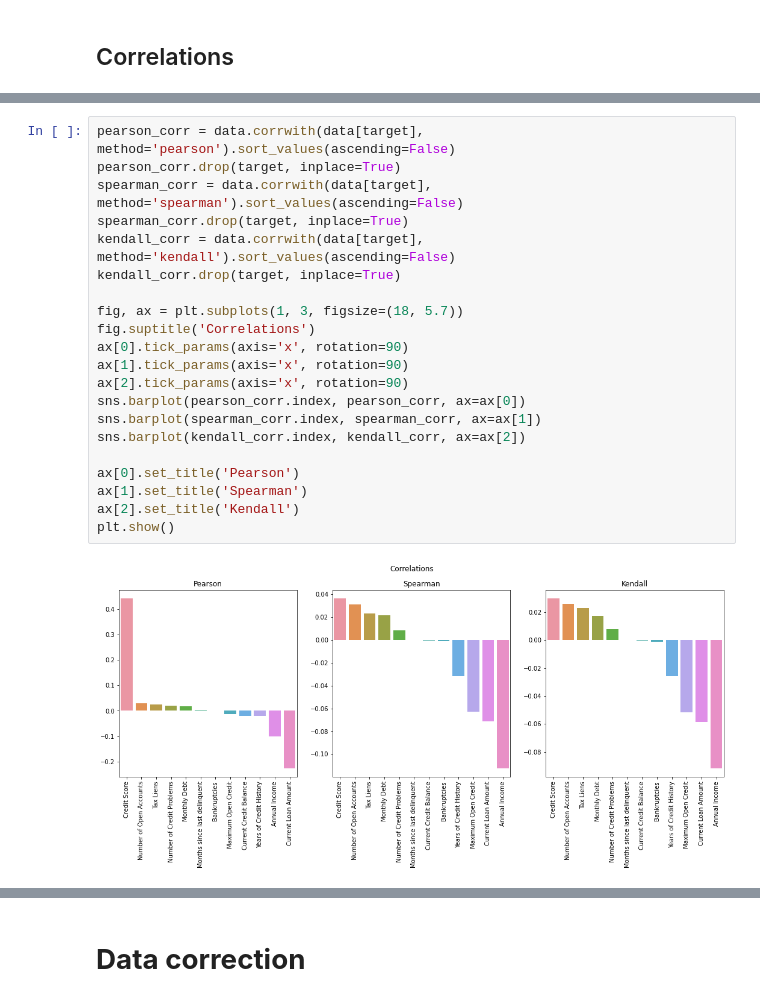
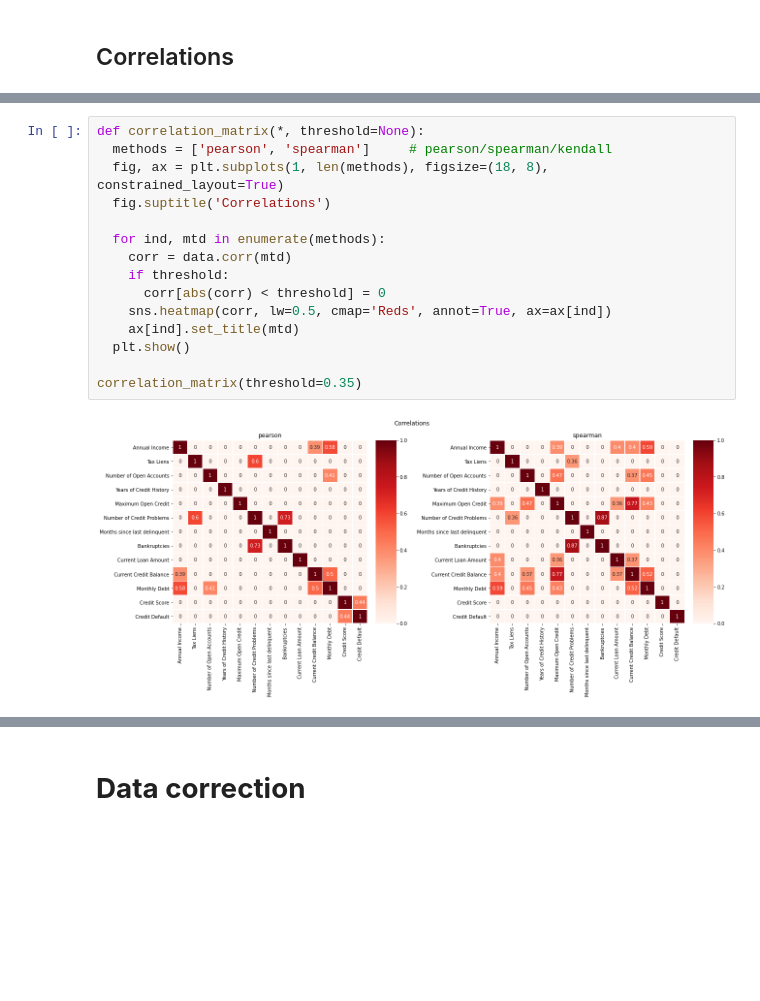
Before and after one commit to j2cry/gb_ds1_real_predict, a Jupyter notebook: MirzoianPeter_solution.ipynb, the cells around one changed output, grey strips where cells are left out. Saved outputs shown, nothing was run; the diff lists cells and outputs as text; blank space fills up the shorter version.

```diff
--- a/MirzoianPeter_solution.ipynb
+++ b/MirzoianPeter_solution.ipynb
@@ -486,23 +465,17 @@ plt.show()
-# %%
-pearson_corr = data.corrwith(data[target], method='pearson').sort_values(ascending=False)
-pearson_corr.drop(target, inplace=True)
-spearman_corr = data.corrwith(data[target], method='spearman').sort_values(ascending=False)
-spearman_corr.drop(target, inplace=True)
-kendall_corr = data.corrwith(data[target], method='kendall').sort_values(ascending=False)
-kendall_corr.drop(target, inplace=True)
-
-fig, ax = plt.subplots(1, 3, figsize=(18, 5.7))
-fig.suptitle('Correlations')
-ax[0].tick_params(axis='x', rotation=90)
-ax[1].tick_params(axis='x', rotation=90)
-ax[2].tick_params(axis='x', rotation=90)
-sns.barplot(pearson_corr.index, pearson_corr, ax=ax[0])
-sns.barplot(spearman_corr.index, spearman_corr, ax=ax[1])
-sns.barplot(kendall_corr.index, kendall_corr, ax=ax[2])
-
-ax[0].set_title('Pearson')
-ax[1].set_title('Spearman')
-ax[2].set_title('Kendall')
-plt.show()
-# %% [output]
-[figure, removed]
+# %%
+def correlation_matrix(*, threshold=None):
+  methods = ['pearson', 'spearman']     # pearson/spearman/kendall
+  fig, ax = plt.subplots(1, len(methods), figsize=(18, 8), constrained_layout=True)
+  fig.suptitle('Correlations')
+
+  for ind, mtd in enumerate(methods):
+    corr = data.corr(mtd)
+    if threshold:
+      corr[abs(corr) < threshold] = 0
+    sns.heatmap(corr, lw=0.5, cmap='Reds', annot=True, ax=ax[ind])
+    ax[ind].set_title(mtd)
+  plt.show()
+
+correlation_matrix(threshold=0.35)
+# %% [output]
+[figure, added]
```
Also changed, not shown: parts of 119 cells of this notebook.
